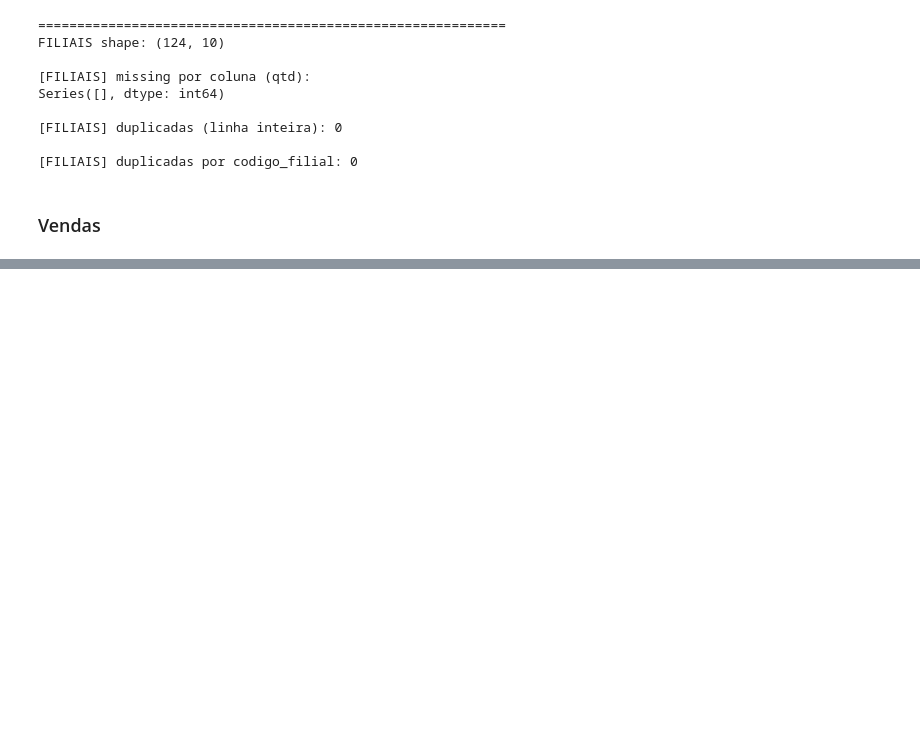
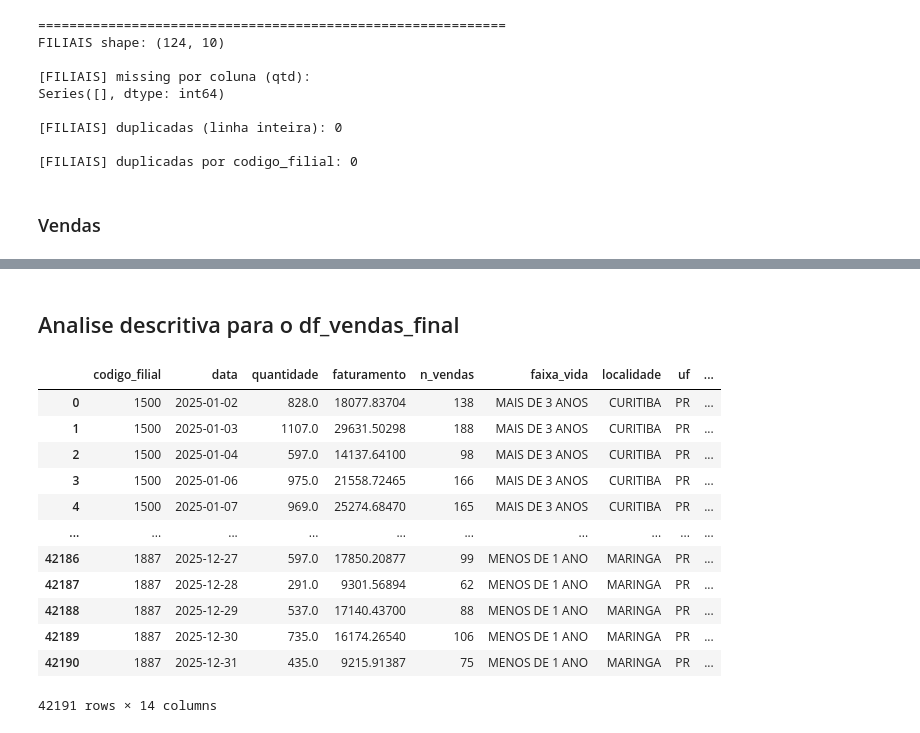
Before and after one commit to Thiagotl/case_panvel_ds_jr, a Jupyter notebook: script1.ipynb, the cells around one changed output, grey strips where cells are left out. Drawn from its saved outputs; the diff is of its cells as text; code cells hidden in the pictures; blank space fills up the shorter version.

Commit message:
ajustes dos bancos, att da descritiva

```diff
--- a/script1.ipynb
+++ b/script1.ipynb
@@ -197,0 +357,18 @@ m
+# %% [markdown]
+## Analise descritiva para o df_vendas_final
+# %%
+df_vendas_final
+# %% [output]
+|  | codigo_filial | data | quantidade | faturamento | n_vendas | faixa_vida | localidade | uf | ... |
+| 0 | 1500 | 2025-01-02 | 828.0 | 18077.83704 | 138 | MAIS DE 3 ANOS | CURITIBA | PR | ... |
+| 1 | 1500 | 2025-01-03 | 1107.0 | 29631.50298 | 188 | MAIS DE 3 ANOS | CURITIBA | PR | ... |
+| 2 | 1500 | 2025-01-04 | 597.0 | 14137.64100 | 98 | MAIS DE 3 ANOS | CURITIBA | PR | ... |
+| 3 | 1500 | 2025-01-06 | 975.0 | 21558.72465 | 166 | MAIS DE 3 ANOS | CURITIBA | PR | ... |
+| 4 | 1500 | 2025-01-07 | 969.0 | 25274.68470 | 165 | MAIS DE 3 ANOS | CURITIBA | PR | ... |
+| ... | ... | ... | ... | ... | ... | ... | ... | ... | ... |
+| 42186 | 1887 | 2025-12-27 | 597.0 | 17850.20877 | 99 | MENOS DE 1 ANO | MARINGA | PR | ... |
+| 42187 | 1887 | 2025-12-28 | 291.0 | 9301.56894 | 62 | MENOS DE 1 ANO | MARINGA | PR | ... |
+| 42188 | 1887 | 2025-12-29 | 537.0 | 17140.43700 | 88 | MENOS DE 1 ANO | MARINGA | PR | ... |
+| 42189 | 1887 | 2025-12-30 | 735.0 | 16174.26540 | 106 | MENOS DE 1 ANO | MARINGA | PR | ... |
+| 42190 | 1887 | 2025-12-31 | 435.0 | 9215.91387 | 75 | MENOS DE 1 ANO | MARINGA | PR | ... |
+42191 rows × 14 columns
```
Also changed, not shown: parts of 31 cells of this notebook.
